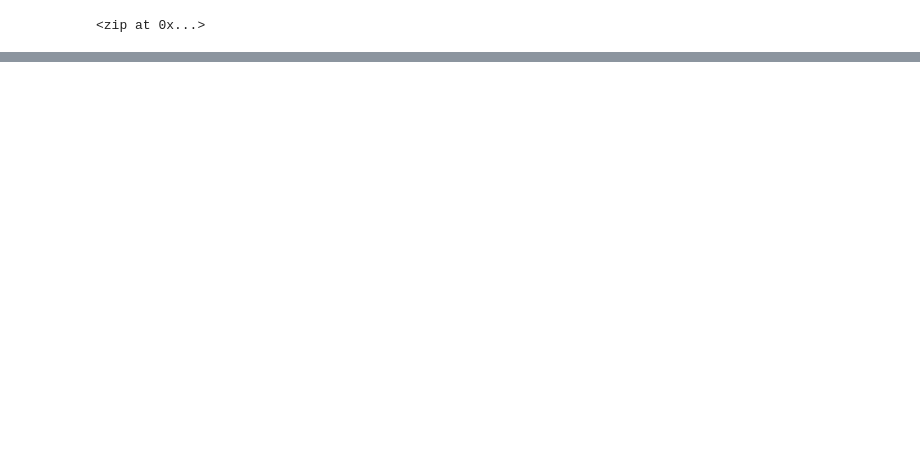
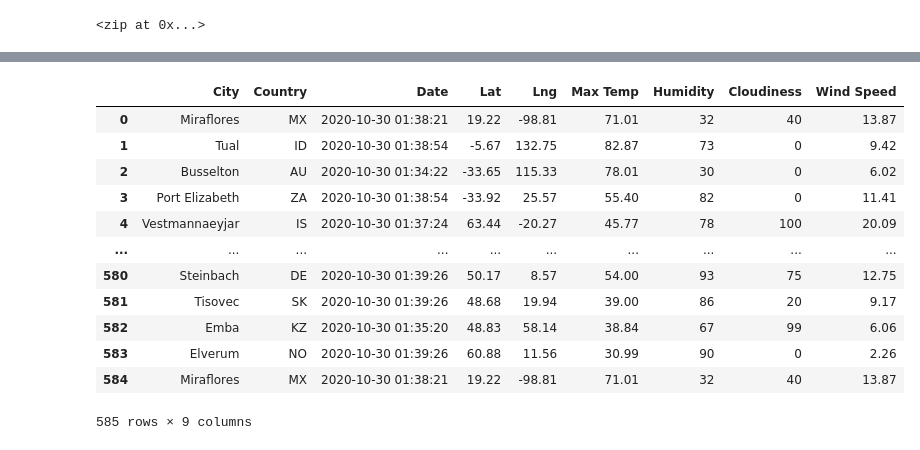
Before and after one commit to sandramcardona/World_Weather_Analysis, a Jupyter notebook: WeatherPy.ipynb, the cells around one changed output, grey strips where cells are left out. Saved outputs shown, nothing was run; the diff lists cells and outputs as text; code cells hidden in the pictures; blank space fills up the shorter version.

Commit message:
Updated with module activities

```diff
--- a/WeatherPy.ipynb
+++ b/WeatherPy.ipynb
@@ -26,3 +26,8 @@ lat_lngs
 
 # Add the latitudes and longitudes to a list.
 coordinates = list(lat_lngs)
+# %%
+# Use the tuple() function to display the latitude and longitude combinations.
+for coordinate in coordinates:
+    print(citipy.nearest_city(coordinate[0], coordinate[1]).city_name,
+          citipy.nearest_city(coordinate[0], coordinate[1]).country_code)
@@ -42,0 +114,12 @@ len(cities)
+# %%
+# - 6.2.6 - Import Dependencies, and Initialize an Empty List and Counters
+
+#Import the requests library - 6.2.3
+import requests
+
+#Import the API key.
+from config import weather_api_key
+
+# Starting URL for Weather Map API Call.
+url = "http://api.openweathermap.org/data/2.5/weather?units=Imperial&APPID=" + weather_api_key
+print(url)
@@ -42,0 +128,13 @@ len(cities)
+# %%
+#Import the datetime module from the dateime library
+from datetime import datetime
+
+#Create an empty list to hold the weather data.
+city_data = []
+#Print the beginning of the logging.
+print("Beginning data Retrieval      ")
+print("------------------------------")
+
+#Create counters.
+record_count = 1
+set_count = 1
@@ -42,0 +230,4 @@ len(cities)
+# %%
+# 6.2.7 -Convert the array of dictionaries to a Pandas DataFrame.
+city_data_df = pd.DataFrame(city_data)
+city_data_df.head(10)
@@ -42,0 +246,19 @@ len(cities)
+# %%
+#Reorder the columns
+new_column_order = ["City", "Country", "Date", "Lat", "Lng", "Max Temp", "Humidity", "Cloudiness","Wind Speed"]
+city_data_df = city_data_df[new_column_order]
+city_data_df
+# %% [output]
+|  | City | Country | Date | Lat | Lng | Max Temp | Humidity | Cloudiness | Wind Speed |
+| 0 | Miraflores | MX | 2020-10-30 01:38:21 | 19.22 | -98.81 | 71.01 | 32 | 40 | 13.87 |
+| 1 | Tual | ID | 2020-10-30 01:38:54 | -5.67 | 132.75 | 82.87 | 73 | 0 | 9.42 |
+| 2 | Busselton | AU | 2020-10-30 01:34:22 | -33.65 | 115.33 | 78.01 | 30 | 0 | 6.02 |
+| 3 | Port Elizabeth | ZA | 2020-10-30 01:38:54 | -33.92 | 25.57 | 55.40 | 82 | 0 | 11.41 |
+| 4 | Vestmannaeyjar | IS | 2020-10-30 01:37:24 | 63.44 | -20.27 | 45.77 | 78 | 100 | 20.09 |
+| ... | ... | ... | ... | ... | ... | ... | ... | ... | ... |
+| 580 | Steinbach | DE | 2020-10-30 01:39:26 | 50.17 | 8.57 | 54.00 | 93 | 75 | 12.75 |
+| 581 | Tisovec | SK | 2020-10-30 01:39:26 | 48.68 | 19.94 | 39.00 | 86 | 20 | 9.17 |
+| 582 | Emba | KZ | 2020-10-30 01:35:20 | 48.83 | 58.14 | 38.84 | 67 | 99 | 6.06 |
+| 583 | Elverum | NO | 2020-10-30 01:39:26 | 60.88 | 11.56 | 30.99 | 90 | 0 | 2.26 |
+| 584 | Miraflores | MX | 2020-10-30 01:38:21 | 19.22 | -98.81 | 71.01 | 32 | 40 | 13.87 |
+585 rows × 9 columns
```
Also changed, not shown: parts of 13 cells of this notebook, 4 other files.
